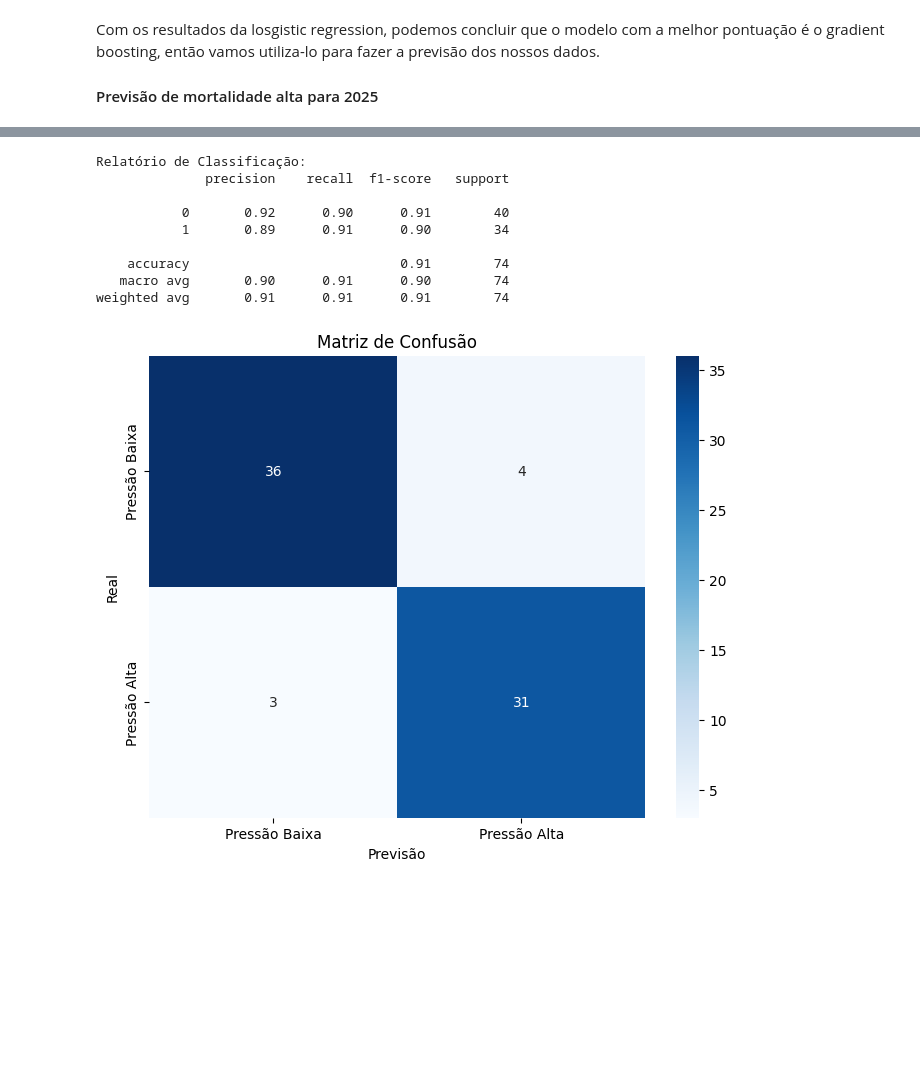
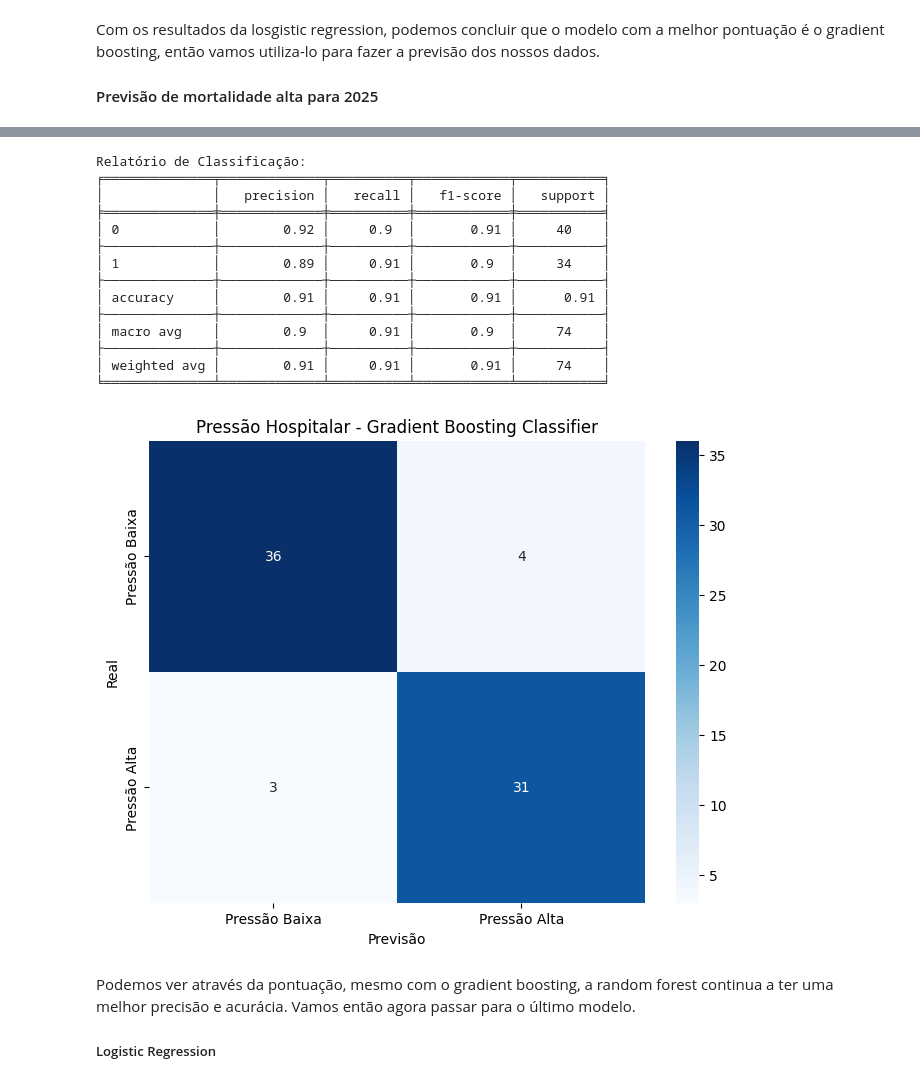
Before and after one commit to He1senb0rg/Projeto-PCD, a Jupyter notebook: projeto.ipynb, the cells around one changed output, grey strips where cells are left out. Drawn from its saved outputs; the diff is of its cells as text; code cells hidden in the pictures; blank space fills up the shorter version.

Commit message:
modelação feitaaaaaaaaaaaaaaaaaa acho eu

```diff
--- a/projeto.ipynb
+++ b/projeto.ipynb
@@ -697,7 +768,7 @@ avg = df_modelo["pressao_total"].mean()
 df_modelo["pressao_alta"] = (df_modelo["pressao_total"] > avg).astype(int)
 
 # definir features e target para classificação
-X = df_modelo[[
+X_p3 = df_modelo[[
     "urgencias_gerais",
     "urgencias_pediatricas",
     "urgencias_obstetricas",
@@ -705,26 +776,30 @@ X = df_modelo[[
     "ambulatorio",
     "obitos"
 ]]
-y = df_modelo["pressao_alta"]
+y_p3 = df_modelo["pressao_alta"]
 
 # dividir os dados em treino e teste
-X_train, X_test, y_train, y_test = train_test_split(X, y, test_size=0.2, random_state=42)
+X_train_p3, X_test_p3, y_train_p3, y_test_p3 = train_test_split(X_p3, y_p3, test_size=0.2, random_state=42)
 
 # criar e treinar o modelo de random forest para classificação
-rfc_model = RandomForestClassifier(n_estimators=100, random_state=42)
-rfc_model.fit(X_train, y_train)
+rfc_model_p3 = RandomForestClassifier(n_estimators=100, random_state=42)
+rfc_model_p3.fit(X_train_p3, y_train_p3)
 
 # fazer previsões
-y_pred = rfc_model.predict(X_test)
+y_pred_p3 = rfc_model_p3.predict(X_test_p3)
 
-# avaliar o modelo de classificação
+# avaliar o modelo
 print("Relatório de Classificação:")
-print(classification_report(y_test, y_pred))
+report = classification_report(y_test_p3, y_pred_p3, output_dict=True)
+df_report = pd.DataFrame(report).transpose().round(2)
+
+# mostrar o relatório de classificação
+print(tabulate(df_report, headers="keys", tablefmt="fancy_grid"))
 
 # mostrar a matriz de confusão
 plt.figure(figsize=(8, 6))
-sns.heatmap(confusion_matrix(y_test, y_pred), annot=True, fmt='d', cmap='Blues', xticklabels=['Pressão Baixa', 'Pressão Alta'], yticklabels=['Pressão Baixa', 'Pressão Alta'])
-plt.title("Matriz de Confusão")
+sns.heatmap(confusion_matrix(y_test_p3, y_pred_p3), annot=True, fmt='d', cmap='Blues', xticklabels=['Pressão Baixa', 'Pressão Alta'], yticklabels=['Pressão Baixa', 'Pressão Alta'])
+plt.title("Pressão Hospitalar - Random Forest Classifier")
 plt.xlabel("Previsão")
 plt.ylabel("Real")
 plt.show()
@@ -742,32 +825,44 @@ weighted avg       0.93      0.93      0.93        74
 # %%
 # criar e treinar o modelo de random forest para classificação
-gb_model = GradientBoostingClassifier(n_estimators=100, learning_rate=0.1)
-gb_model.fit(X_train, y_train)
+gb_model_p3 = GradientBoostingClassifier(n_estimators=100, learning_rate=0.1)
+gb_model_p3.fit(X_train_p3, y_train_p3)
 
 # fazer previsões
-y_pred = gb_model.predict(X_test)
+y_pred_p3 = gb_model_p3.predict(X_test_p3)
 
-# avaliar o modelo de classificação
+# avaliar o modelo
 print("Relatório de Classificação:")
-print(classification_report(y_test, y_pred))
+report = classification_report(y_test_p3, y_pred_p3, output_dict=True)
+df_report = pd.DataFrame(report).transpose().round(2)
+
+# mostrar o relatório de classificação
+print(tabulate(df_report, headers="keys", tablefmt="fancy_grid"))
 
 # mostrar a matriz de confusão
 plt.figure(figsize=(8, 6))
-sns.heatmap(confusion_matrix(y_test, y_pred), annot=True, fmt='d', cmap='Blues', xticklabels=['Pressão Baixa', 'Pressão Alta'], yticklabels=['Pressão Baixa', 'Pressão Alta'])
-plt.title("Matriz de Confusão")
+sns.heatmap(confusion_matrix(y_test_p3, y_pred_p3), annot=True, fmt='d', cmap='Blues', xticklabels=['Pressão Baixa', 'Pressão Alta'], yticklabels=['Pressão Baixa', 'Pressão Alta'])
+plt.title("Pressão Hospitalar - Gradient Boosting Classifier")
 plt.xlabel("Previsão")
 plt.ylabel("Real")
 plt.show()
 # %% [output]
 Relatório de Classificação:
-              precision    recall  f1-score   support
-
-           0       0.92      0.90      0.91        40
-           1       0.89      0.91      0.90        34
-
-    accuracy                           0.91        74
-   macro avg       0.90      0.91      0.90        74
-weighted avg       0.91      0.91      0.91        74
+╒══════════════╤═════════════╤══════════╤════════════╤═══════════╕
+│              │   precision │   recall │   f1-score │   support │
+╞══════════════╪═════════════╪══════════╪════════════╪═══════════╡
+│ 0            │        0.92 │     0.9  │       0.91 │     40    │
+├──────────────┼─────────────┼──────────┼────────────┼───────────┤
+│ 1            │        0.89 │     0.91 │       0.9  │     34    │
+├──────────────┼─────────────┼──────────┼────────────┼───────────┤
+│ accuracy     │        0.91 │     0.91 │       0.91 │      0.91 │
+├──────────────┼─────────────┼──────────┼────────────┼───────────┤
+│ macro avg    │        0.9  │     0.91 │       0.9  │     74    │
+├──────────────┼─────────────┼──────────┼────────────┼───────────┤
+│ weighted avg │        0.91 │     0.91 │       0.91 │     74    │
+╘══════════════╧═════════════╧══════════╧════════════╧═══════════╛
-[figure, old version]
+[figure, new version]
+# %% [markdown]
+Podemos ver através da pontuação, mesmo com o gradient boosting, a random forest continua a ter uma melhor precisão e acurácia. Vamos então agora passar para o último modelo.
+##### Logistic Regression
 # %%
 # criar e treinar o modelo de random forest para classificação
```
Also changed, not shown: parts of 24 cells of this notebook.
